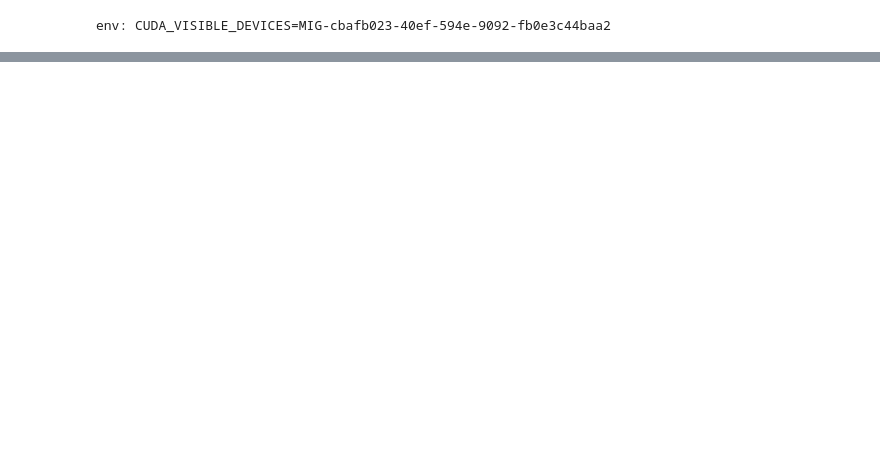
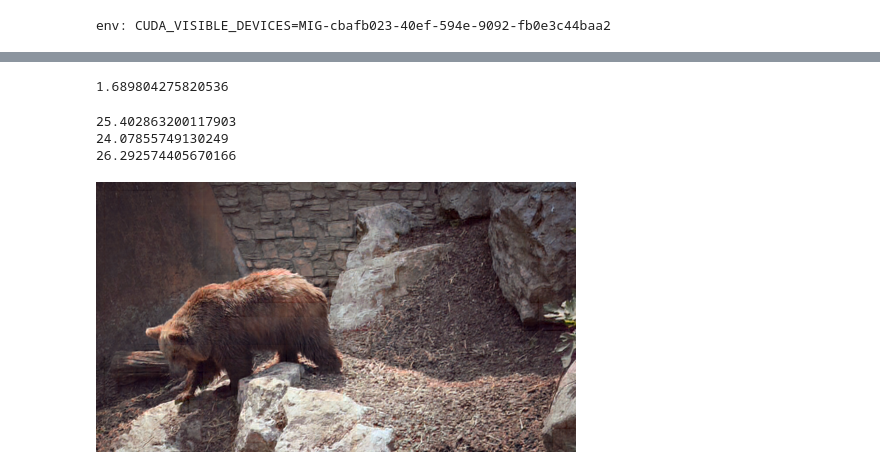
Before and after one commit to danjacobellis/autocodec, a Jupyter notebook: train/davis_eval.ipynb, the cells around one changed output, grey strips where cells are left out. Cells and saved outputs as stored; diff of their text form; code cells hidden in the pictures; blank space fills up the shorter version.

```diff
--- a/train/davis_eval.ipynb
+++ b/train/davis_eval.ipynb
@@ -154,0 +217,16 @@ for sample in pb:
+# %%
+x.numel()/x_orig.numel()
+# %% [output]
+1.689804275820536
+# %%
+print(np.mean(PSNR))
+print(np.min(PSNR))
+print(np.max(PSNR))
+# %% [output]
+25.402863200117903
+24.07855749130249
+26.292574405670166
+# %%
+to_pil_image(x_hat[0,:,-1]/2+0.5).resize((1920//4,1080//4))
+# %% [output]
+[figure, added]
```
Also changed, not shown: parts of 2 cells of this notebook.
